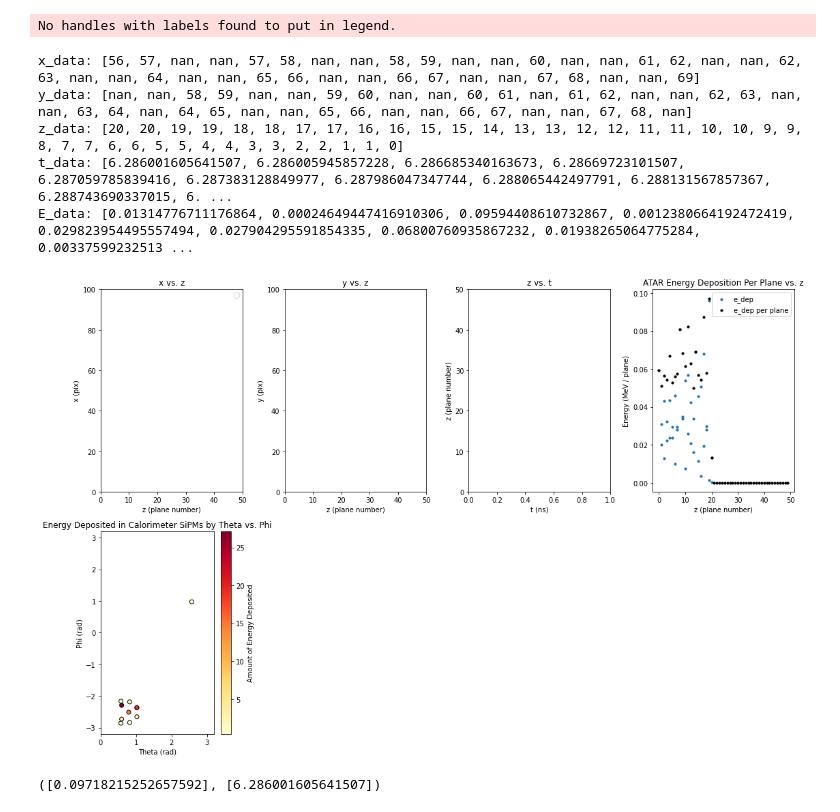
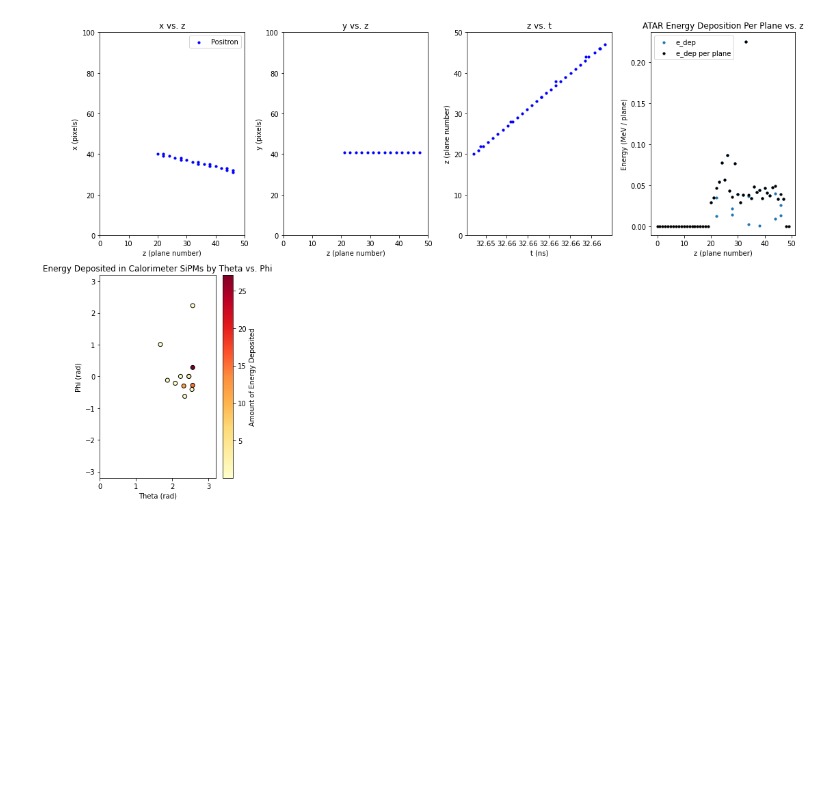
Before and after one commit to blah151/ATAR-Decay-Exploration, a Jupyter notebook: event_visualizer_test.ipynb, the cells around one changed output. Saved outputs shown, nothing was run; the diff lists cells and outputs as text; code cells hidden in the pictures; blank space fills up the shorter version.

Commit message:
Cleaned up the textual data shown, fixed x,y,z data not showing up on plots, and restricted x-axis ticks to 2 decimal places on z vs. t plots to reduce clutter.

```diff
--- a/event_visualizer_test.ipynb
+++ b/event_visualizer_test.ipynb
@@ -9,13 +11,6 @@ input_file = r.TFile("updated_remove_zeros.root")
 tree_atar, tree_calo = EV.get_trees(input_file)
 # %%
 #Params: Should be only 1) File name, 2) Event index
-EV.visualize_event(tree_atar, tree_calo, False, False, 10)
+max_Es, gap_times = EV.visualize_event(tree_atar, tree_calo, False, False, 314)
 # %% [output]
-No handles with labels found to put in legend.
-x_data: [56, 57, nan, nan, 57, 58, nan, nan, 58, 59, nan, nan, 60, nan, nan, 61, 62, nan, nan, 62, 63, nan, nan, 64, nan, nan, 65, 66, nan, nan, 66, 67, nan, nan, 67, 68, nan, nan, 69]
-y_data: [nan, nan, 58, 59, nan, nan, 59, 60, nan, nan, 60, 61, nan, 61, 62, nan, nan, 62, 63, nan, nan, 63, 64, nan, 64, 65, nan, nan, 65, 66, nan, nan, 66, 67, nan, nan, 67, 68, nan]
-z_data: [20, 20, 19, 19, 18, 18, 17, 17, 16, 16, 15, 15, 14, 13, 13, 12, 12, 11, 11, 10, 10, 9, 9, 8, 7, 7, 6, 6, 5, 5, 4, 4, 3, 3, 2, 2, 1, 1, 0]
-t_data: [6.286001605641507, 6.286005945857228, 6.286685340163673, 6.28669723101507, 6.287059785839416, 6.287383128849977, 6.287986047347744, 6.288065442497791, 6.288131567857367, 6.288743690337015, 6. ...
-E_data: [0.01314776711176864, 0.00024649447416910306, 0.09594408610732867, 0.0012380664192472419, 0.029823954495557494, 0.027904295591854335, 0.06800760935867232, 0.01938265064775284, 0.00337599232513 ...
-[figure, old version]
+[figure, new version]
-([0.09718215252657592], [6.286001605641507])
```
Also changed, not shown: parts of 1 cell of this notebook, 1 other file.
